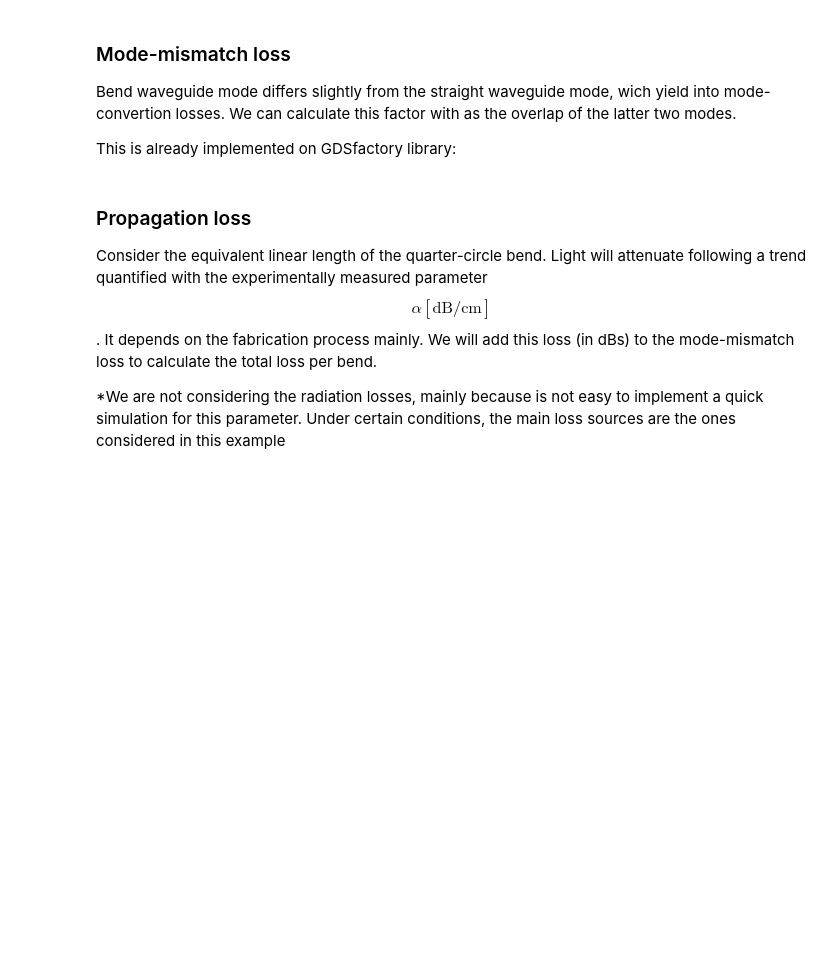
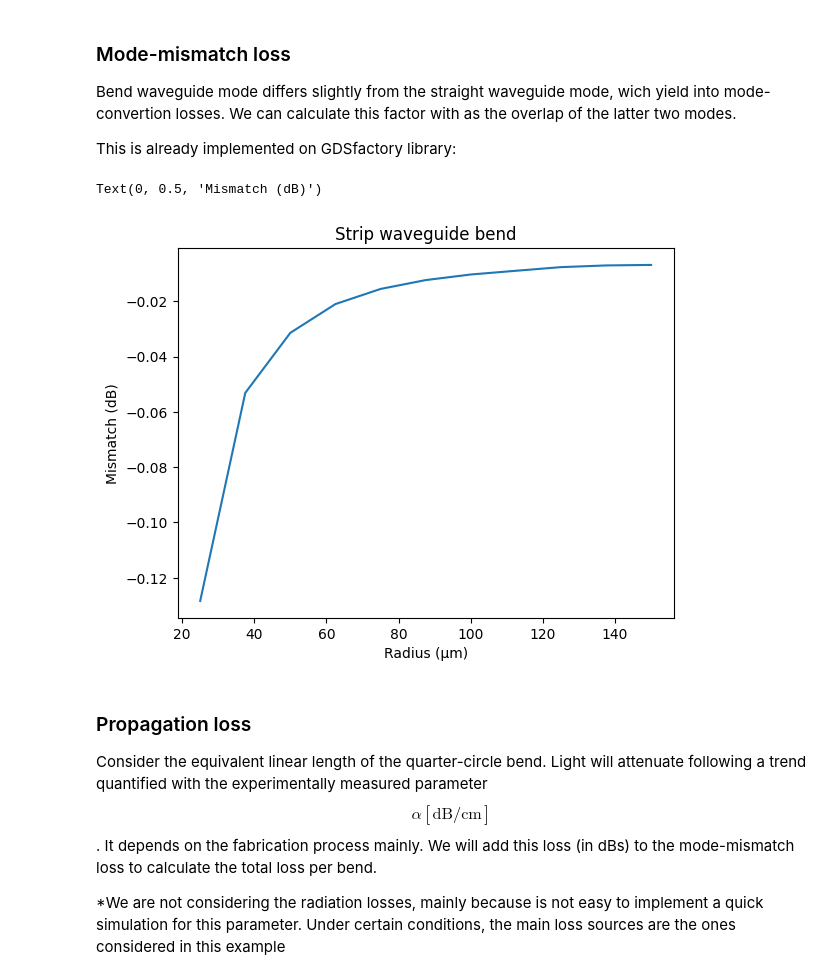
Before and after one commit to agonlop1/cifoin-lab1, a Jupyter notebook: WAVEGUIDES_Student.ipynb, the cells around one changed output. Drawn from its saved outputs; the diff is of its cells as text; code cells hidden in the pictures; blank space fills up the shorter version.

```diff
--- a/WAVEGUIDES_Student.ipynb
+++ b/WAVEGUIDES_Student.ipynb
@@ -635,14 +645,17 @@ Bend waveguide mode differs slightly from the straight waveguide mode, wich yiel
 
 This is already implemented on GDSfactory library:
 # %%
-radii = np.arange(20.0, 120,11)
+radii = np.arange(25.0, 162.5, 12.5)
 
 mismatch = gt.modes.sweep_bend_mismatch(bend_1550, radii)
 
 plt.plot(radii, 10 * np.log10(mismatch))
 plt.title("Strip waveguide bend")
 plt.xlabel("Radius (μm)")
 plt.ylabel("Mismatch (dB)")
+# %% [output]
+Text(0, 0.5, 'Mismatch (dB)')
+[figure, added]
 # %% [markdown]
 ### Propagation loss
 
```
Also changed, not shown: parts of 10 cells of this notebook.
